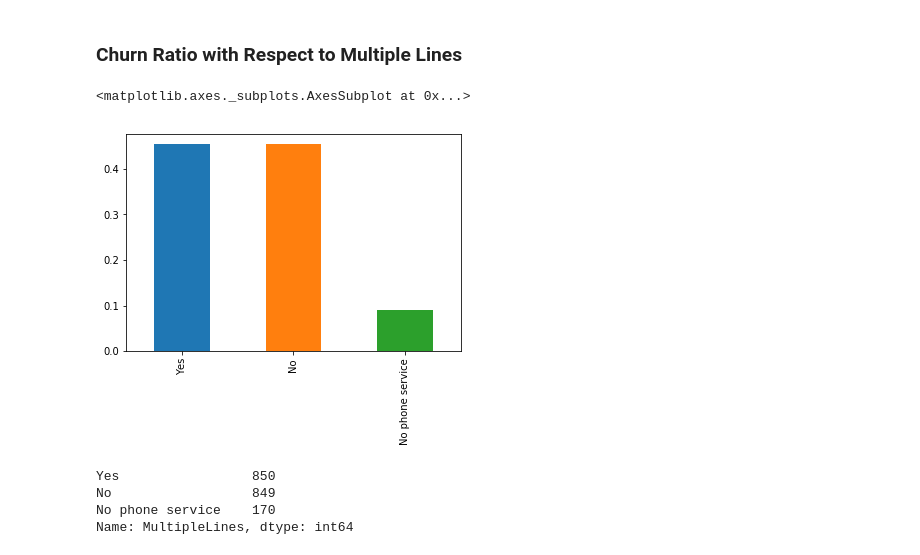
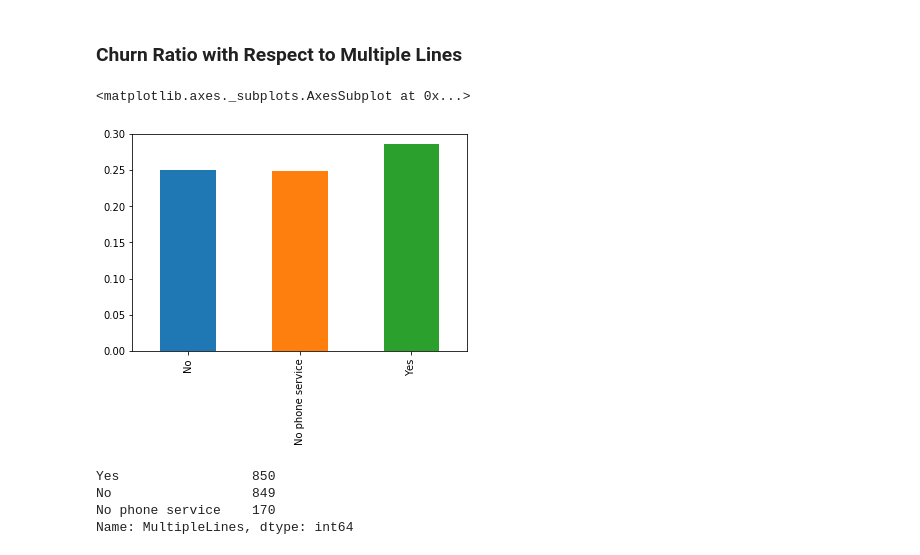
Before and after one commit to VanshNarang/Teleco-Customer-Churn-Insights, a Jupyter notebook: insights.ipynb, the cells around one changed output. Saved outputs shown, nothing was run; the diff lists cells and outputs as text; code cells hidden in the pictures.

```diff
--- a/insights.ipynb
+++ b/insights.ipynb
@@ -91,10 +112,10 @@ churn1[churn1['PhoneService'] == 'No']["PhoneService"].count() / len(churn[churn
 # %% [markdown]
 ### Churn Ratio with Respect to Multiple Lines
 # %%
-(churn[churn["Churn"] == "Yes"]['MultipleLines'].value_counts() / len(churn[churn["Churn"] == "Yes"])).plot.bar()
+(churn[churn["Churn"] == "Yes"]['MultipleLines'].value_counts() / churn["MultipleLines"].value_counts()).plot.bar()
 # %% [output]
 <matplotlib.axes._subplots.AxesSubplot at 0x...>
-[figure, old version]
+[figure, new version]
 # %%
 churn1['MultipleLines'].value_counts()
 
```
Also changed, not shown: parts of 24 cells of this notebook.
